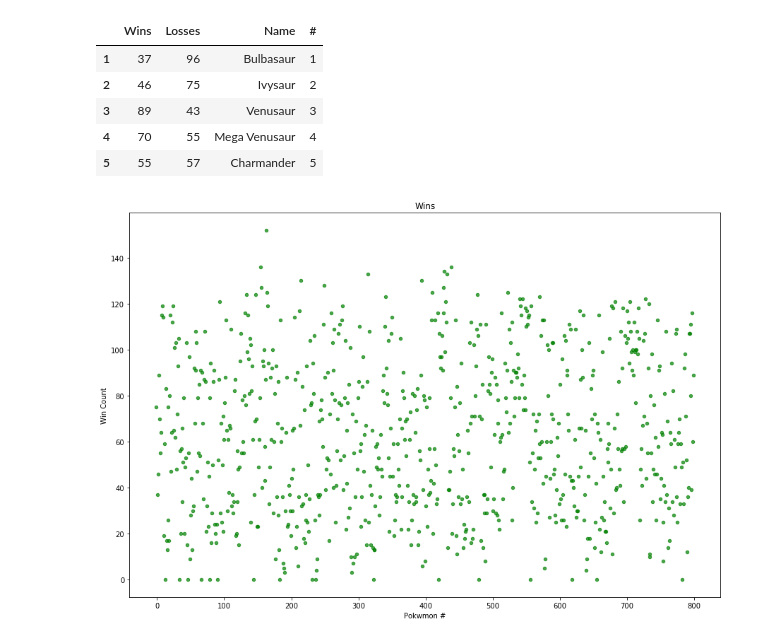
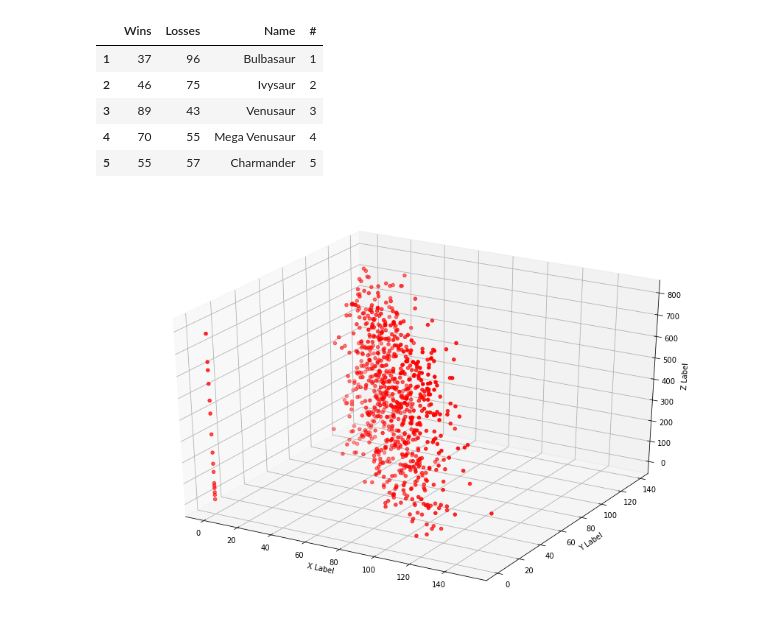
Before and after one commit to dannypadilla/pokemon-battle-predictor, a Jupyter notebook: pokemon-battle-prediction.ipynb, the cells around one changed output. Cells and saved outputs as stored; diff of their text form; code cells hidden in the pictures.

```diff
--- a/pokemon-battle-prediction.ipynb
+++ b/pokemon-battle-prediction.ipynb
@@ -506,13 +506,31 @@ X.head()
 | 3 | 89 | 43 | Venusaur | 3 |
 | 4 | 70 | 55 | Mega Venusaur | 4 |
 | 5 | 55 | 57 | Charmander | 5 |
-# %%
-
-X.plot(kind='scatter', x='#', y='Wins', alpha=.7, color='green')
-plt.xlabel('Pokwmon #')
-plt.ylabel('Win Count')
-plt.title('Wins')
-
-plt.show()
-# %% [output]
-[figure, removed]
+# %%
+from mpl_toolkits.mplot3d import Axes3D
+
+fig = plt.figure()
+ax = fig.add_subplot(111, projection='3d')
+
+x = X['Wins']
+y = X['Losses']
+z = X['#']
+
+
+
+ax.scatter(x, y, z, c='r', marker='o')
+
+ax.set_xlabel('X Label')
+ax.set_ylabel('Y Label')
+ax.set_zlabel('Z Label')
+
+plt.show()
+
+#X.plot(kind='scatter', x='Wins', y='Losses', alpha=.7, color='green')
+#plt.xlabel('Wins')
+#plt.ylabel('Losses')
+#plt.title('Wins vs Losses')
+
+#plt.show()
+# %% [output]
+[figure, added]
```
